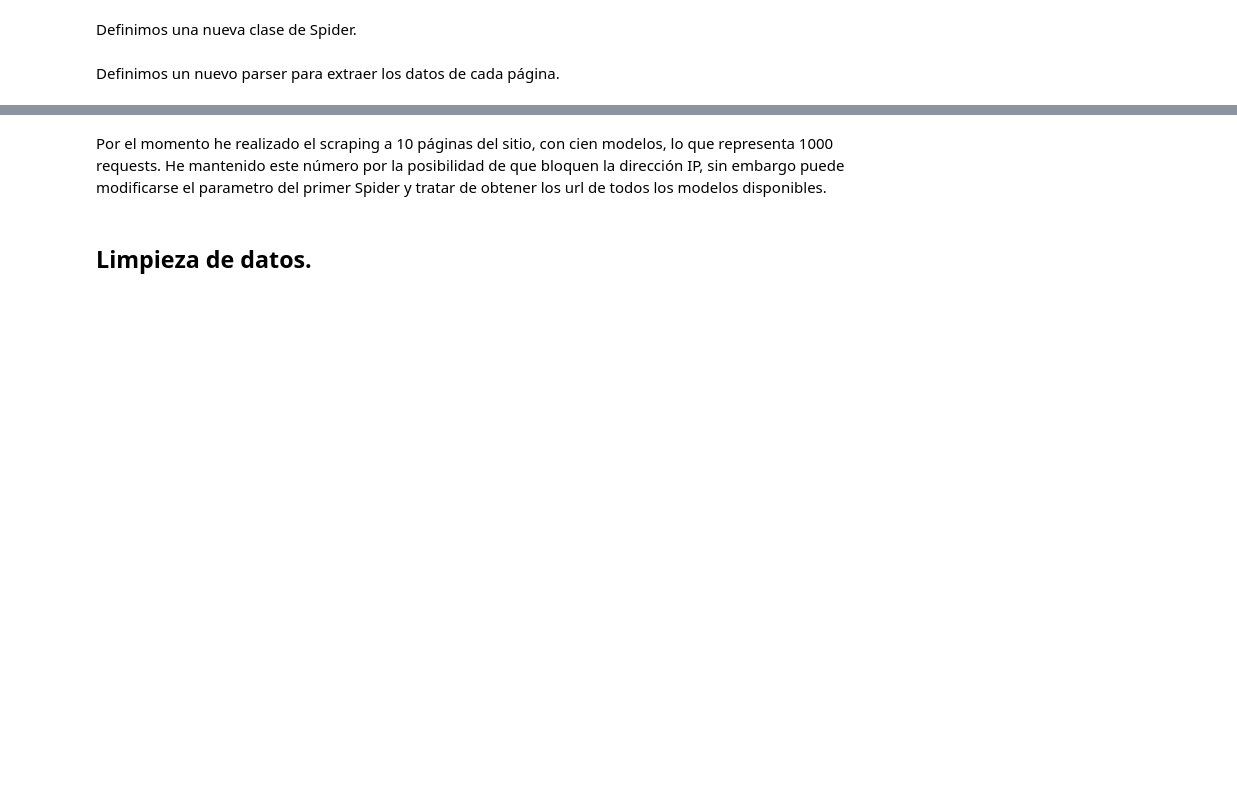
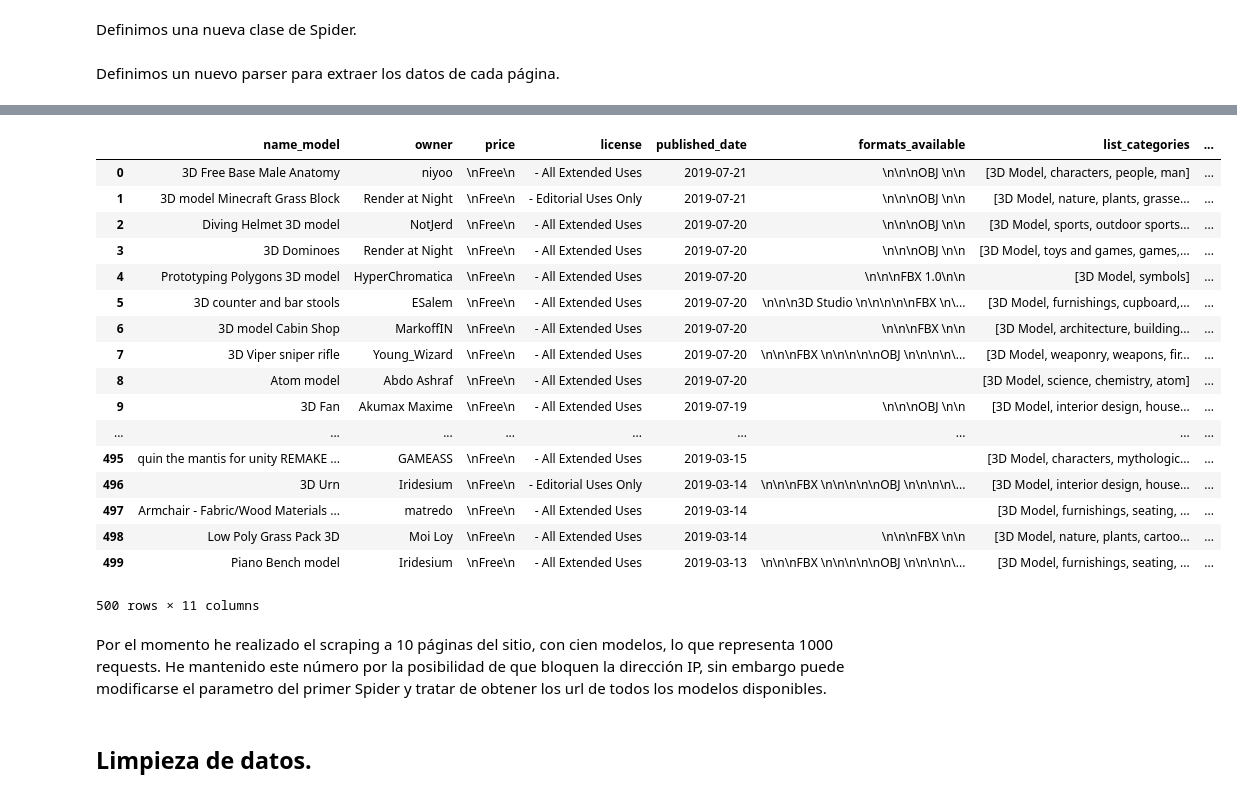
Before and after one commit to ta-data-mex/web-project, a Jupyter notebook: your-code/web_project.ipynb, the cells around one changed output, grey strips where cells are left out. Saved outputs shown, nothing was run; the diff lists cells and outputs as text; code cells hidden in the pictures; blank space fills up the shorter version.

```diff
--- a/your-code/web_project.ipynb
+++ b/your-code/web_project.ipynb
@@ -238,7 +244,7 @@ class WebSpider:
     But in the future you can export the results into a text file or database.
     """
     def output_results(self, r):
-        self.output.append(r)
+        self.output.extend(r)
         print('Se agregaron %i url a la lista' % (len(r)))
     """
     After the class is instantiated, call this function to start the scraping jobs.
@@ -411,25 +442,31 @@ def model_parser(content):
     try:
         check_content(soup_prueba.find_all('div',{'class':'FeatureGraphCategories'})[0].select('a'))
         categorias = soup_prueba.find_all('div',{'class':'FeatureGraphCategories'})[0].select('a')
+        links_categorias = [categoria['href'] for categoria in categorias]
+        list_categorias = [categoria.text for categoria in categorias]
     except:
-        categorias = ''
+        links_categorias = []
+        list_categorias = []
     try:
         check_content(soup_prueba.find_all('div',{'class':'tagSection'})[0].select('a'))
         tags = soup_prueba.find_all('div',{'class':'tagSection'})[0].select('a')
+        links_tags = [tag['href'] for tag in tags]
+        list_tags = [tag.text for tag in tags]
     except:
-        tags = ''
+        links_tags = []
+        list_tags = []
     try:
         check_content(soup_prueba.find_all('div',{'class':'descriptionSection'})[0].select('.descriptionContentParagraph')[0].text)
         descripcion = soup_prueba.find_all('div',{'class':'descriptionSection'})[0].select('.descriptionContentParagraph')[0].text
     except:
         descripcion = ''
-    row_dataset = [nombre,dueño,precio,licencia,fecha_pub,formatos,categorias,tags,descripcion]
+    row_dataset = [nombre,dueño,precio,licencia,fecha_pub,formatos,list_categorias,links_categorias,list_tags,links_tags,descripcion]
     return row_dataset
 # %%
 SLEEP_INTERVAL = 0.5
 
 # Instantiate the IronhackSpider class
-project_spider_models = ModelsSpider(urls_modelos,SLEEP_INTERVAL, content_parser = model_parser)
+project_spider_models = ModelsSpider(urls_modelos_pages[:500],SLEEP_INTERVAL, content_parser = model_parser)
 
 # Start scraping jobs
 rows_dataset = project_spider_models.kickstart()
@@ -436,7 +511,26 @@ rows_dataset = project_spider_models.kickstart()
 # %%
 dataset_scraping = pd.DataFrame(rows_dataset)
-dataset_scraping.columns = [['name_model','owner','price','license','published_date','formats_available','categories','tags','description']]
+dataset_scraping.columns = [['name_model','owner','price','license','published_date','formats_available','list_categories','links_categories','list_tags','links_tags','description']]
 dataset_scraping
+# %% [output]
+|  | name_model | owner | price | license | published_date | formats_available | list_categories | ... |
+| 0 | 3D Free Base Male Anatomy | niyoo | \nFree\n | - All Extended Uses | 2019-07-21 | \n\n\nOBJ \n\n | [3D Model, characters, people, man] | ... |
+| 1 | 3D model Minecraft Grass Block | Render at Night | \nFree\n | - Editorial Uses Only | 2019-07-21 | \n\n\nOBJ \n\n | [3D Model, nature, plants, grasse... | ... |
+| 2 | Diving Helmet 3D model | NotJerd | \nFree\n | - All Extended Uses | 2019-07-20 | \n\n\nOBJ \n\n | [3D Model, sports, outdoor sports... | ... |
+| 3 | 3D Dominoes | Render at Night | \nFree\n | - All Extended Uses | 2019-07-20 | \n\n\nOBJ \n\n | [3D Model, toys and games, games,... | ... |
+| 4 | Prototyping Polygons 3D model | HyperChromatica | \nFree\n | - All Extended Uses | 2019-07-20 | \n\n\nFBX 1.0\n\n | [3D Model, symbols] | ... |
+| 5 | 3D counter and bar stools | ESalem | \nFree\n | - All Extended Uses | 2019-07-20 | \n\n\n3D Studio \n\n\n\n\nFBX \n\... | [3D Model, furnishings, cupboard,... | ... |
+| 6 | 3D model Cabin Shop | MarkoffIN | \nFree\n | - All Extended Uses | 2019-07-20 | \n\n\nFBX \n\n | [3D Model, architecture, building... | ... |
+| 7 | 3D Viper sniper rifle | Young_Wizard | \nFree\n | - All Extended Uses | 2019-07-20 | \n\n\nFBX \n\n\n\n\nOBJ \n\n\n\n\... | [3D Model, weaponry, weapons, fir... | ... |
+| 8 | Atom model | Abdo Ashraf | \nFree\n | - All Extended Uses | 2019-07-20 |  | [3D Model, science, chemistry, atom] | ... |
+| 9 | 3D Fan | Akumax Maxime | \nFree\n | - All Extended Uses | 2019-07-19 | \n\n\nOBJ \n\n | [3D Model, interior design, house... | ... |
+| ... | ... | ... | ... | ... | ... | ... | ... | ... |
+| 495 | quin the mantis for unity REMAKE ... | GAMEASS | \nFree\n | - All Extended Uses | 2019-03-15 |  | [3D Model, characters, mythologic... | ... |
+| 496 | 3D Urn | Iridesium | \nFree\n | - Editorial Uses Only | 2019-03-14 | \n\n\nFBX \n\n\n\n\nOBJ \n\n\n\n\... | [3D Model, interior design, house... | ... |
+| 497 | Armchair - Fabric/Wood Materials ... | matredo | \nFree\n | - All Extended Uses | 2019-03-14 |  | [3D Model, furnishings, seating, ... | ... |
+| 498 | Low Poly Grass Pack 3D | Moi Loy | \nFree\n | - All Extended Uses | 2019-03-14 | \n\n\nFBX \n\n | [3D Model, nature, plants, cartoo... | ... |
+| 499 | Piano Bench model | Iridesium | \nFree\n | - All Extended Uses | 2019-03-13 | \n\n\nFBX \n\n\n\n\nOBJ \n\n\n\n\... | [3D Model, furnishings, seating, ... | ... |
+500 rows × 11 columns
 # %% [markdown]
 Por el momento he realizado el scraping a 10 páginas del sitio, con cien modelos, lo que representa 1000 requests. He mantenido este número por la posibilidad de que bloquen la dirección IP, sin embargo puede modificarse el parametro del primer Spider y tratar de obtener los url de todos los modelos disponibles.
 # %%
```
Also changed, not shown: parts of 45 cells of this notebook, 4 other files.
